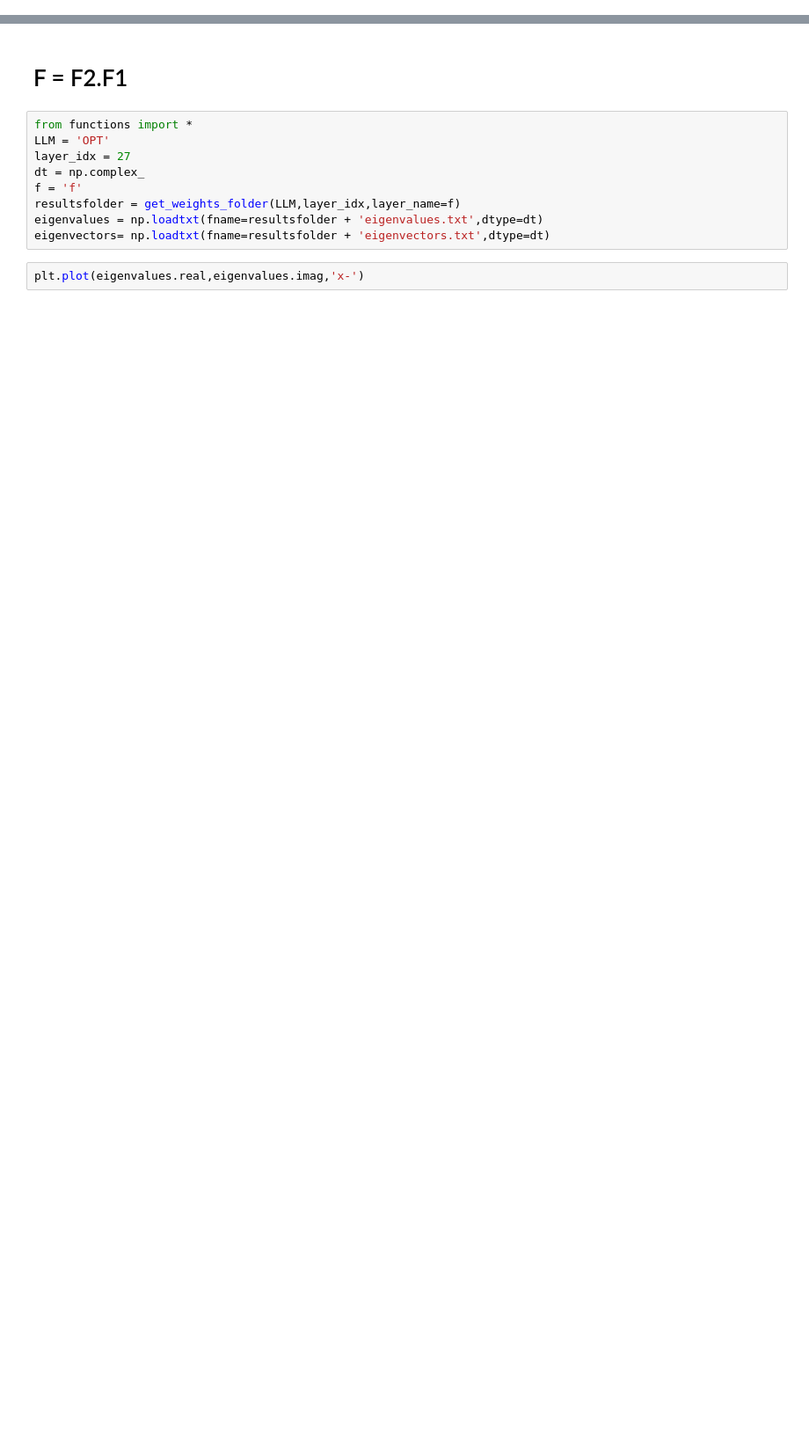
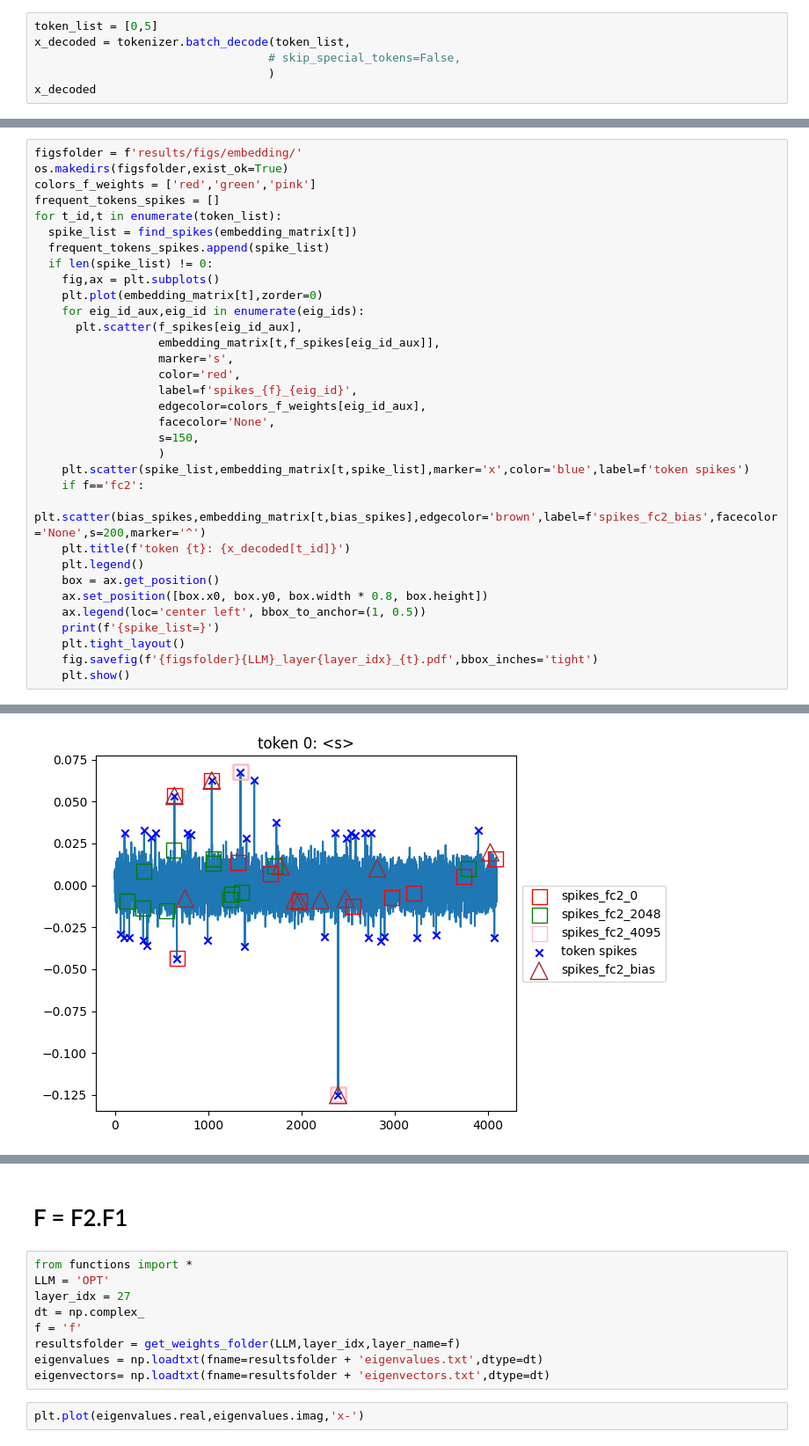
Before and after one commit to acevedo-s/BID, a Jupyter notebook: Text/analysis/Barcelona/nb.ipynb, the cells around one changed output, grey strips where cells are left out. Shown at 88% size. Drawn from its saved outputs; the diff is of its cells as text; blank space fills up the shorter version.

```diff
--- a/Text/analysis/Barcelona/nb.ipynb
+++ b/Text/analysis/Barcelona/nb.ipynb
@@ -60,0 +101,6 @@ plt.show()
+# %%
+token_list = [0,5]
+x_decoded = tokenizer.batch_decode(token_list,
+                                  # skip_special_tokens=False,
+                                  )
+x_decoded
@@ -60,0 +109,34 @@ plt.show()
+# %%
+figsfolder = f'results/figs/embedding/'
+os.makedirs(figsfolder,exist_ok=True)
+colors_f_weights = ['red','green','pink']
+frequent_tokens_spikes = []
+for t_id,t in enumerate(token_list):
+  spike_list = find_spikes(embedding_matrix[t])
+  frequent_tokens_spikes.append(spike_list)
+  if len(spike_list) != 0:
+    fig,ax = plt.subplots()
+    plt.plot(embedding_matrix[t],zorder=0)
+    for eig_id_aux,eig_id in enumerate(eig_ids):
+      plt.scatter(f_spikes[eig_id_aux],
+                  embedding_matrix[t,f_spikes[eig_id_aux]],
+                  marker='s',
+                  color='red',
+                  label=f'spikes_{f}_{eig_id}',
+                  edgecolor=colors_f_weights[eig_id_aux],
+                  facecolor='None',
+                  s=150,
+                  )
+    plt.scatter(spike_list,embedding_matrix[t,spike_list],marker='x',color='blue',label=f'token spikes')
+    if f=='fc2':
+      plt.scatter(bias_spikes,embedding_matrix[t,bias_spikes],edgecolor='brown',label=f'spikes_fc2_bias',facecolor='None',s=200,marker='^')
+    plt.title(f'token {t}: {x_decoded[t_id]}')
+    plt.legend()
+    box = ax.get_position()
+    ax.set_position([box.x0, box.y0, box.width * 0.8, box.height])
+    ax.legend(loc='center left', bbox_to_anchor=(1, 0.5))
+    print(f'{spike_list=}')
+    plt.tight_layout()
+    fig.savefig(f'{figsfolder}{LLM}_layer{layer_idx}_{t}.pdf',bbox_inches='tight')
+    plt.show()
+# %% [output]
@@ -60,0 +147 @@ plt.show()
+[figure, added]
```
Also changed, not shown: parts of 23 cells of this notebook, 2 other files.
